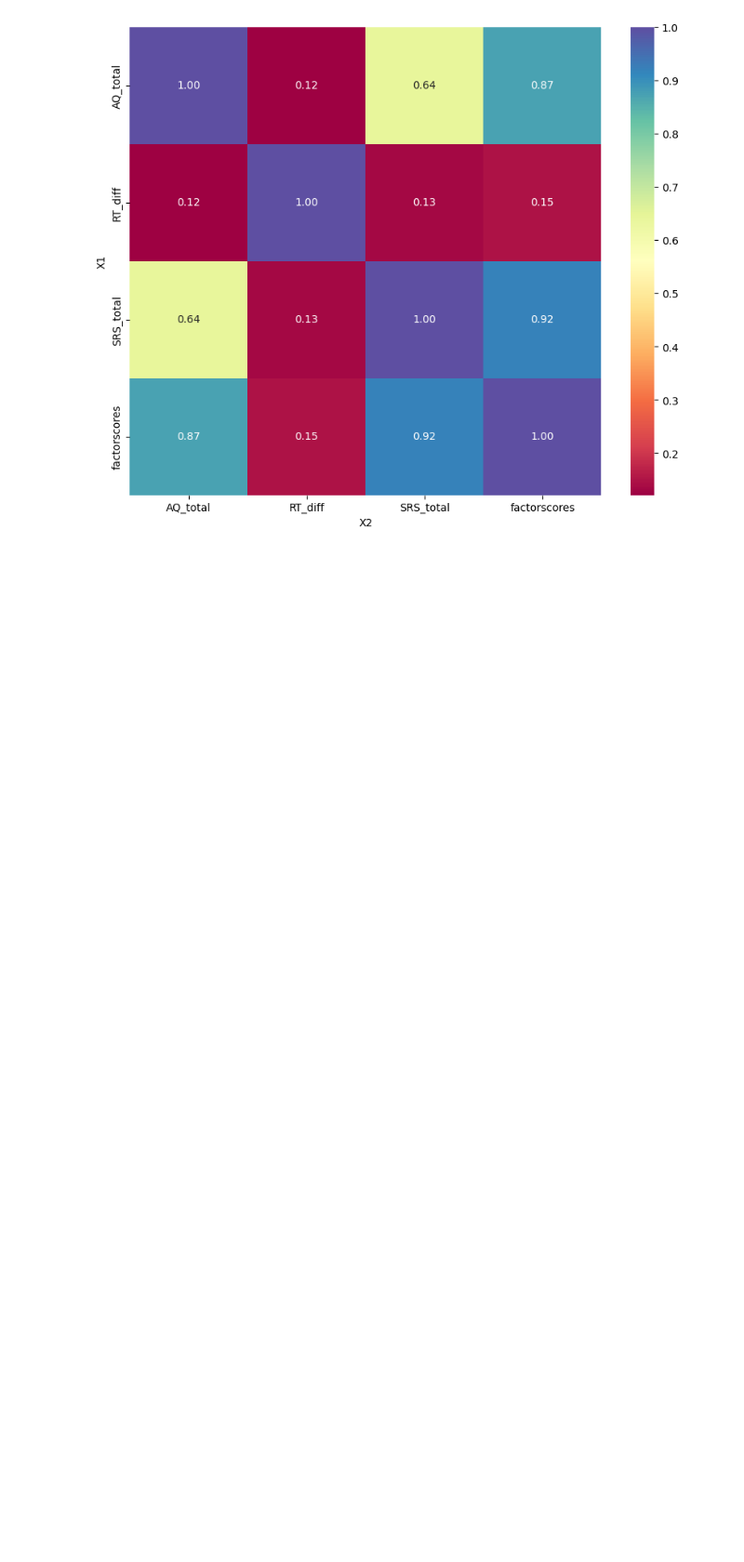
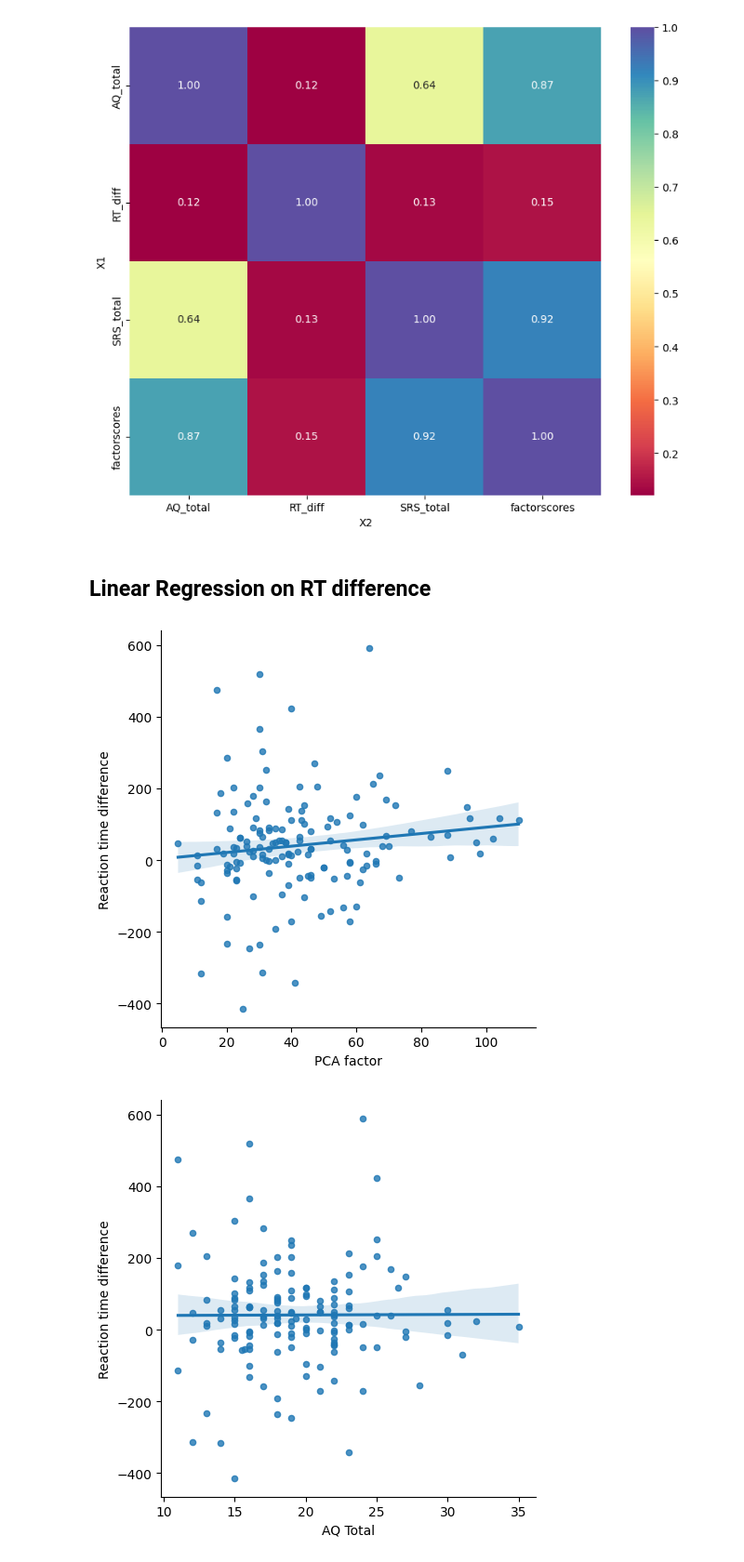
Before and after one commit to maynaS/Predictability-and-Autistic-Traits, a Jupyter notebook: Task3.ipynb, the cells around one changed output. Shown at 93% size. Drawn from its saved outputs; the diff is of its cells as text; code cells hidden in the pictures; blank space fills up the shorter version.

```diff
--- a/Task3.ipynb
+++ b/Task3.ipynb
@@ -607,3 +604,26 @@ plt.savefig(RESULTS_FOLDER+"Correlations_of_RTDiff_with_totals_Pearson.png")
 plt.show()
 # %% [output]
 [figure]
+# %% [markdown]
+## Linear Regression on RT difference
+# %%
+# Plot RT_diff vs. factorscores
+p1 = sns.lmplot(x='factorscores', y='RT_diff', data=corr_data, scatter_kws={'s': 20})
+p1.set_axis_labels("PCA factor", "Reaction time difference")
+
+# Plot RT_diff vs. AQ_total
+p2 = sns.lmplot(x='AQ_total', y='RT_diff', data=corr_data, scatter_kws={'s': 20})
+p2.set_axis_labels("AQ Total", "Reaction time difference")
+
+# Plot RT_diff vs. SRS_total
+p3 = sns.lmplot(x='SRS_total', y='RT_diff', data=corr_data, scatter_kws={'s': 20})
+p3.set_axis_labels("SRS-A Total", "Reaction time difference")
+
+# Save the combined plot
+plt.savefig(RESULTS_FOLDER+'RT_vs_components.png')
+
+# Show the plot
+plt.show()
+# %% [output]
+[figure, added]
+[figure, added]
```
Also changed, not shown: parts of 6 cells of this notebook, 3 other files.
